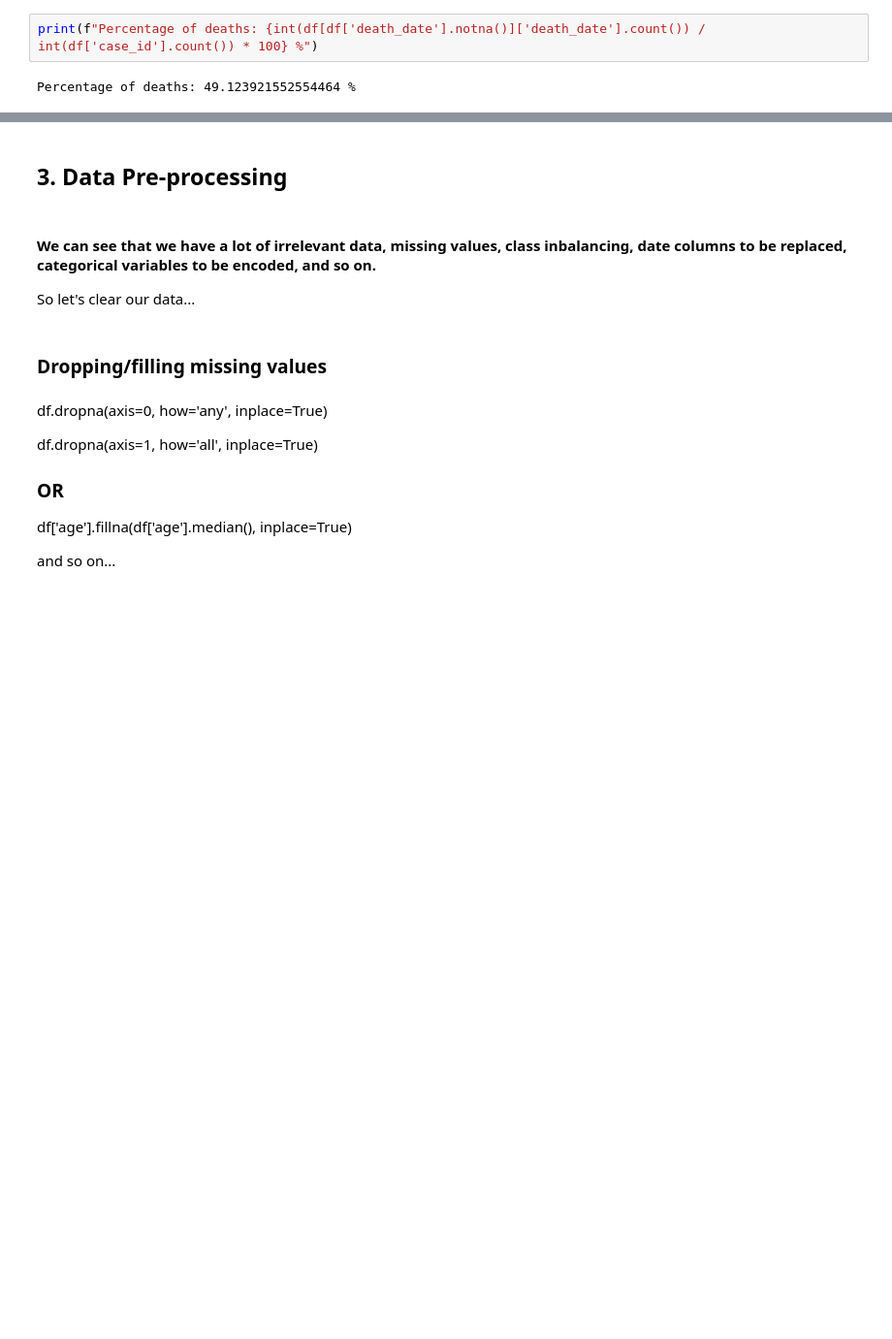
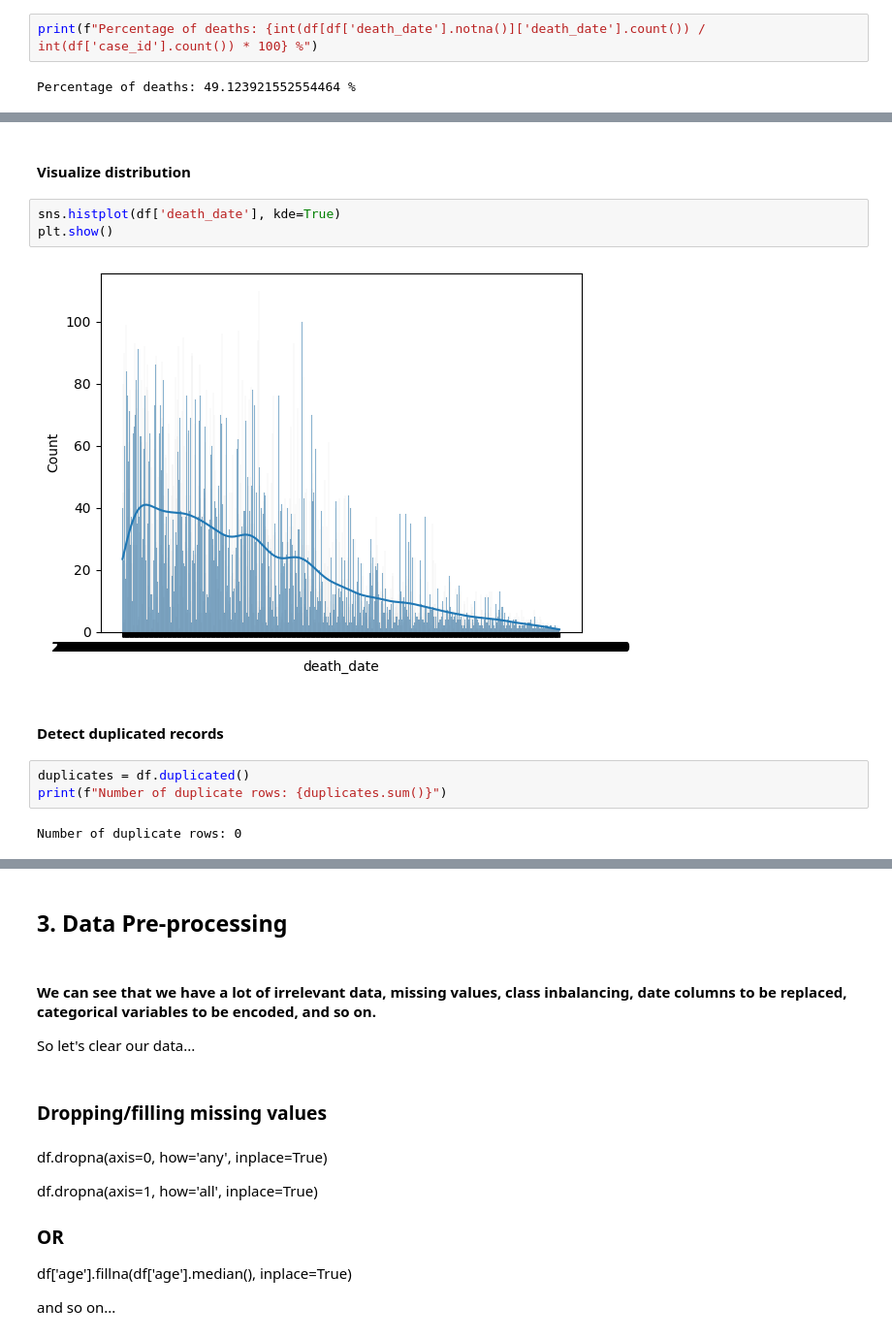
Before and after one commit to FaresDarghouth/supervised-ml-models, a Jupyter notebook: classification-covid19/covid19.ipynb, the cells around one changed output, grey strips where cells are left out. Shown at 97% size. Cells and saved outputs as stored; diff of their text form; blank space fills up the shorter version.

```diff
--- a/classification-covid19/covid19.ipynb
+++ b/classification-covid19/covid19.ipynb
@@ -166,0 +178,14 @@ Percentage of deaths: 49.123921552554464 %
+# %% [markdown]
+#### Visualize distribution
+# %%
+sns.histplot(df['death_date'], kde=True)
+plt.show()
+# %% [output]
+[figure, added]
+# %% [markdown]
+#### Detect duplicated records
+# %%
+duplicates = df.duplicated()
+print(f"Number of duplicate rows: {duplicates.sum()}")
+# %% [output]
+Number of duplicate rows: 0
```
Also changed, not shown: parts of 14 cells of this notebook.
